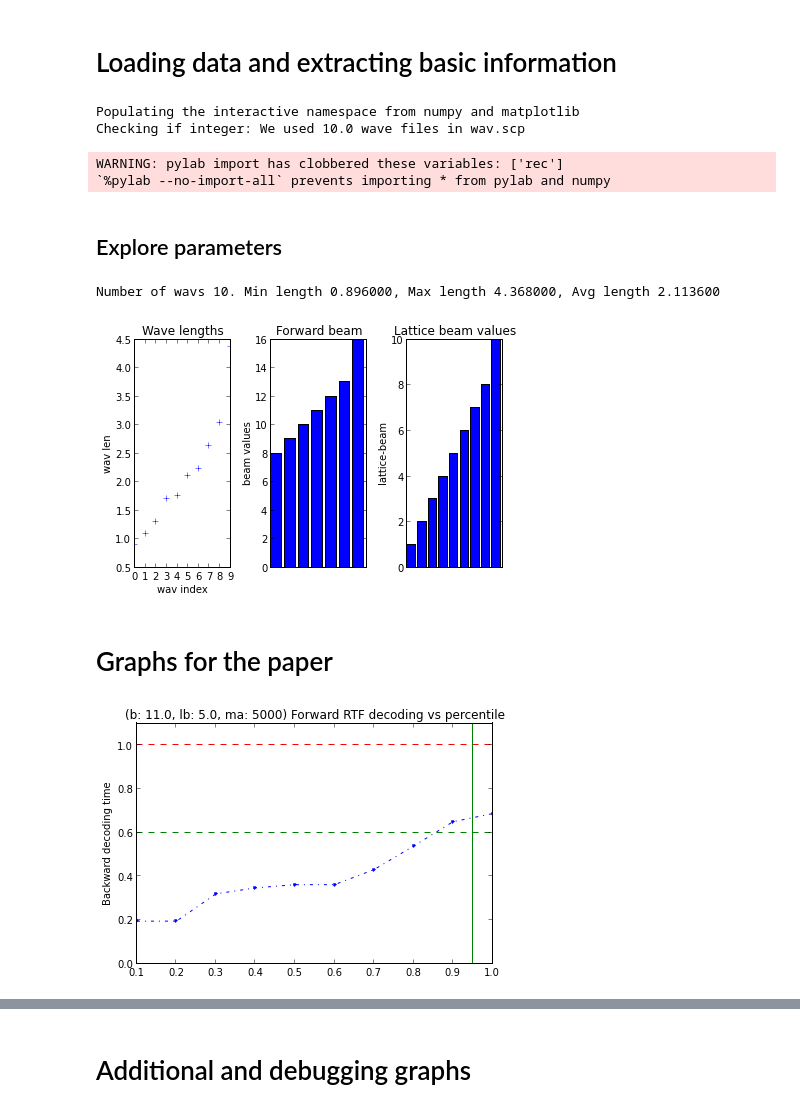
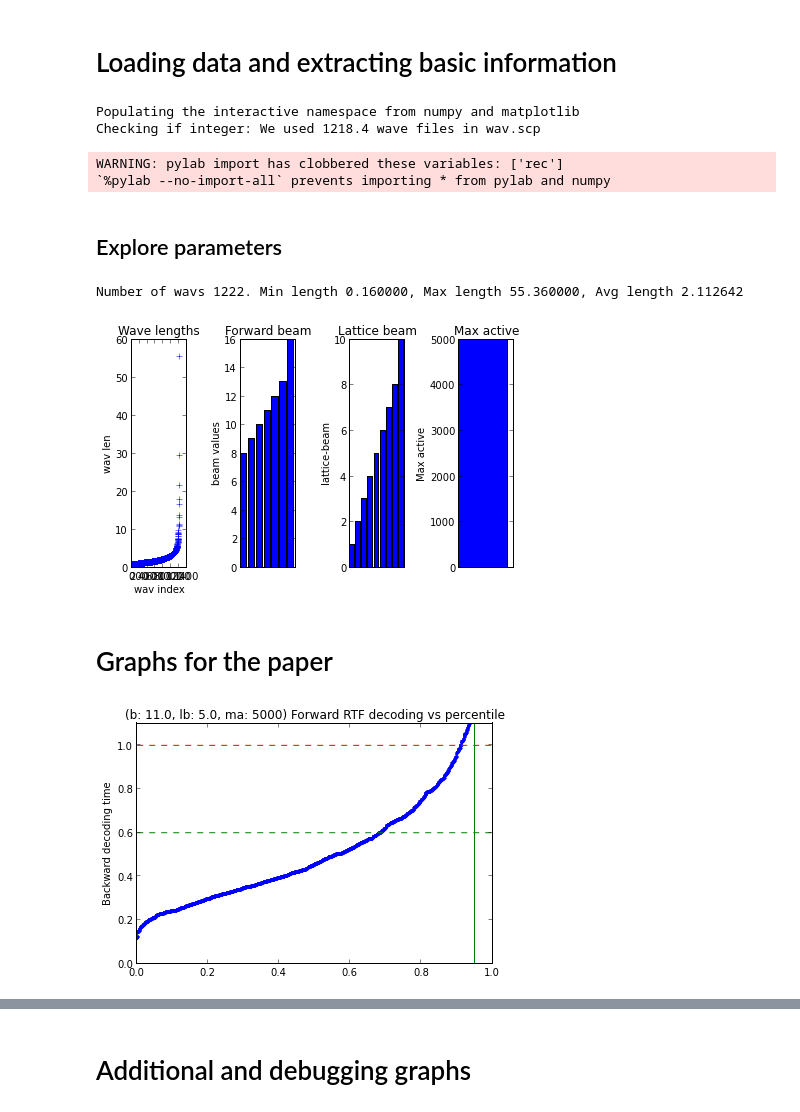
Before and after one commit to oplatek/pykaldi-eval, a Jupyter notebook: Pykaldi-evaluation.ipynb, the cells around one changed output, grey strips where cells are left out. Saved outputs shown, nothing was run; the diff lists cells and outputs as text; code cells hidden in the pictures.

Commit message:
added values max-active=5000 computed on overloaded server

```diff
--- a/Pykaldi-evaluation.ipynb
+++ b/Pykaldi-evaluation.ipynb
@@ -35,7 +35,8 @@ UserRecord = namedtuple('UserRecord',
                         ['wav_name', 'wav_len', 'beam', 'lattice_beam', 'max_active', 'forwardlen', 'backwardlen'])
 
 
-with open('./all_5931_few_test_30_new_kaldi.pickle.log', 'r') as r:
+# with open('./all_5931_few_test_30_new_kaldi.pickle.log', 'r') as r:
+with open('./1635.ma5000_wer30.pickle.log', 'r') as r:
     sys_time_r = pickle.load(r)
     user_time_r = pickle.load(r)
 
@@ -54,7 +55,7 @@ wav_name_len, exp_num_conf = len([rec.wav_name for rec in user_time_r]), len(bea
 print 'Checking if integer: We used %0.1f wave files in wav.scp' % (wav_name_len / float(exp_num_conf))
 # %% [output]
 Populating the interactive namespace from numpy and matplotlib
-Checking if integer: We used 10.0 wave files in wav.scp
+Checking if integer: We used 1218.4 wave files in wav.scp
 WARNING: pylab import has clobbered these variables: ['rec']
 `%pylab --no-import-all` prevents importing * from pylab and numpy
 # %% [markdown]
@@ -63,35 +64,43 @@ Explore parameters
 # %%
 print('Number of wavs %d. Min length %f, Max length %f, Avg length %f' % (len(wav_len_values), min(wav_len_values), max(wav_len_values), sum(wav_len_values) / len(wav_len_values)))
 
-subplot(1,3,1)
+subplot(1,4,1)
 plot(range(len(wav_len_values)), wav_len_values, '+')
 ylabel('wav len')
 xlabel('wav index')
 title('Wave lengths')
 
-subplot(1,3,2)
+subplot(1,4,2)
 ylabel('beam values')
 title('Forward beam')
 bar(range(len(beam_range)), beam_range)
 frame = gca()
 frame.axes.get_xaxis().set_visible(False)
 
-subplot(1,3,3)
-title('Lattice beam values')
+subplot(1,4,3)
+title('Lattice beam')
 ylabel('lattice-beam')
 bar(range(len(lat_beam_range)), lat_beam_range)
 frame = gca()
 frame.axes.get_xaxis().set_visible(False)
 
+subplot(1,4,4)
+title('Max active')
+ylabel('Max active')
+bar(range(len(max_active_range)), max_active_range)
+frame = gca()
+frame.axes.get_xaxis().set_visible(False)
+
+
 tight_layout()
 # %% [output]
-Number of wavs 10. Min length 0.896000, Max length 4.368000, Avg length 2.113600
+Number of wavs 1222. Min length 0.160000, Max length 55.360000, Avg length 2.112642
-[figure, old version]
+[figure, new version]
 # %% [markdown]
 Graphs for the paper
 ====================
 # %%
-beam, lat_beam, max_active = beam_range[3], lat_beam_range[4], max_active_range[1]
+beam, lat_beam, max_active = beam_range[3], lat_beam_range[4], max_active_range[0]
 rtf = sorted([ rec.forwardlen / float(rec.wav_len) for rec in user_time_r if rec.beam == beam and rec.lattice_beam == lat_beam and rec.max_active == max_active])
 rtf_95 = rtf[0:int(0.95*len(rtf))]
 percents = [float(x) / len(rtf) for x in range(1,len(rtf)+1,1)]
@@ -115,5 +124,5 @@ plot(percents, [1.0] * len(percents), 'r--')
 axvline(0.95, color='g')
 tight_layout()
 # %% [output]
-[figure, old version]
+[figure, new version]
 # %%
```
Also changed, not shown: parts of 7 cells of this notebook.
